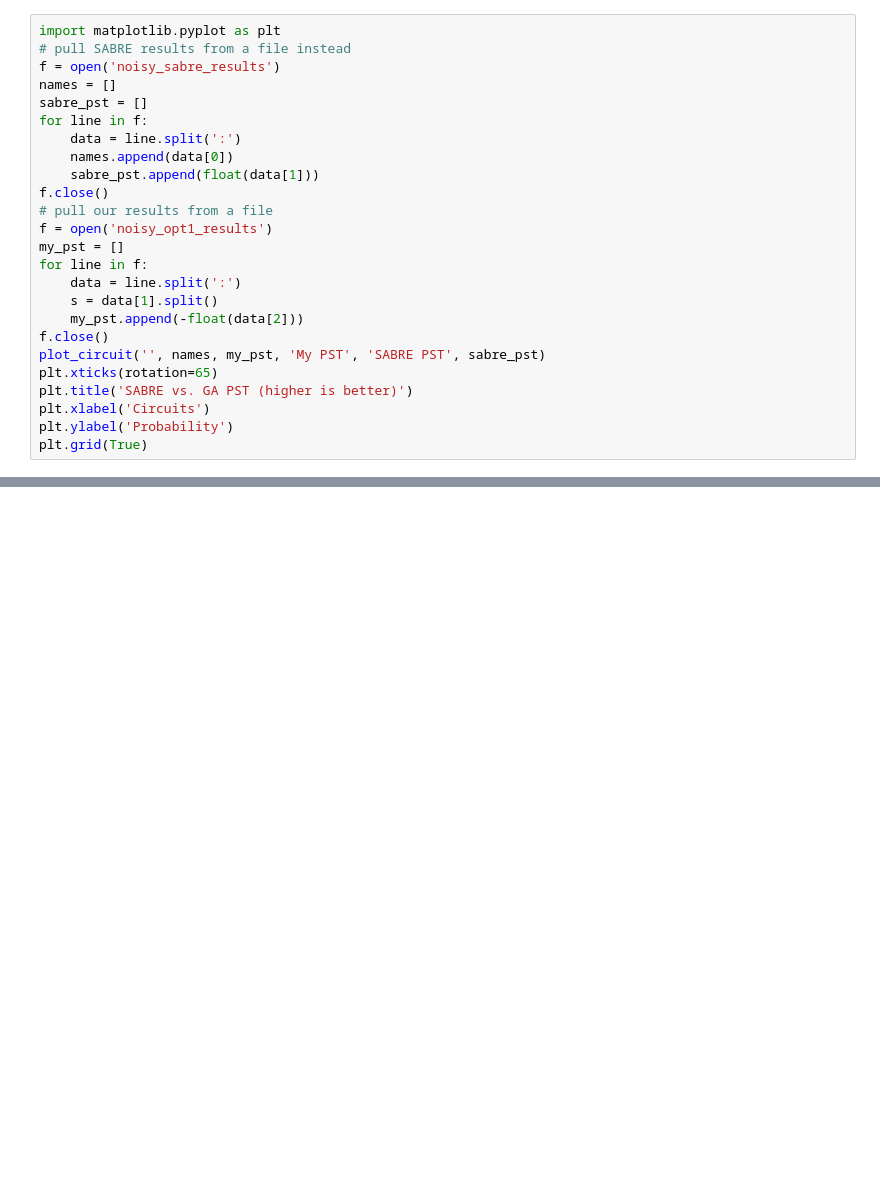
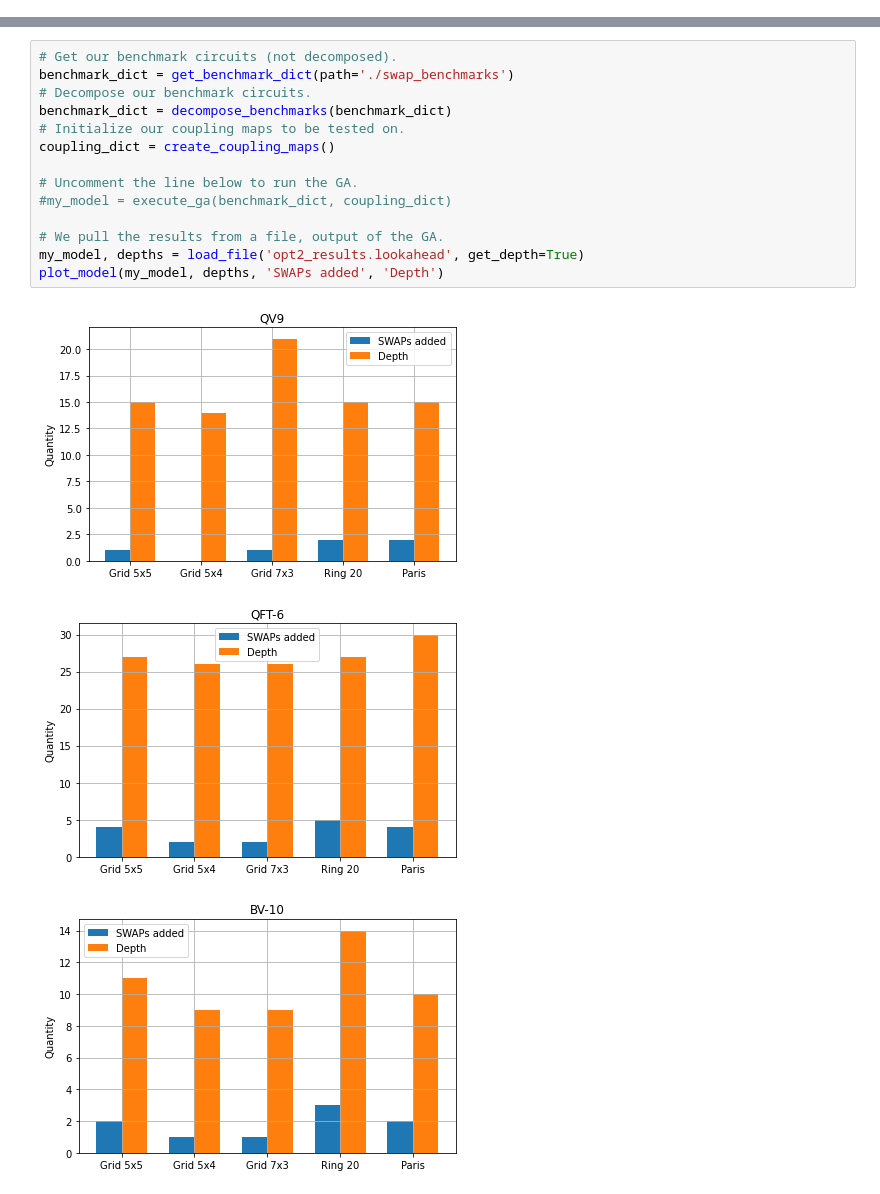
Before and after one commit to BKGodd/quantum-ga, a Jupyter notebook: code.ipynb, the cells around one changed output, grey strips where cells are left out. Saved outputs shown, nothing was run; the diff lists cells and outputs as text; blank space fills up the shorter version.

Commit message:
Initialize project

```diff
--- a/code.ipynb
+++ b/code.ipynb
@@ -370,25 +0,0 @@ plt.grid(True)
-# %%
-import matplotlib.pyplot as plt
-# pull SABRE results from a file instead
-f = open('noisy_sabre_results')
-names = []
-sabre_pst = []
-for line in f:
-    data = line.split(':')
-    names.append(data[0])
-    sabre_pst.append(float(data[1]))
-f.close()
-# pull our results from a file
-f = open('noisy_opt1_results')
-my_pst = []
-for line in f:
-    data = line.split(':')
-    s = data[1].split()
-    my_pst.append(-float(data[2]))
-f.close()
-plot_circuit('', names, my_pst, 'My PST', 'SABRE PST', sabre_pst)
-plt.xticks(rotation=65)
-plt.title('SABRE vs. GA PST (higher is better)')
-plt.xlabel('Circuits')
-plt.ylabel('Probability')
-plt.grid(True)
@@ -631,0 +260,18 @@ def normalize(input_dict):
+# %%
+# Get our benchmark circuits (not decomposed).
+benchmark_dict = get_benchmark_dict(path='./swap_benchmarks')
+# Decompose our benchmark circuits.
+benchmark_dict = decompose_benchmarks(benchmark_dict)
+# Initialize our coupling maps to be tested on.
+coupling_dict = create_coupling_maps()
+
+# Uncomment the line below to run the GA.
+#my_model = execute_ga(benchmark_dict, coupling_dict)
+
+# We pull the results from a file, output of the GA.
+my_model, depths = load_file('opt2_results.lookahead', get_depth=True)
+plot_model(my_model, depths, 'SWAPs added', 'Depth')
+# %% [output]
+[figure, added]
+[figure, added]
+[figure, added]
```
Also changed, not shown: parts of 51 cells of this notebook, 27 other files.
